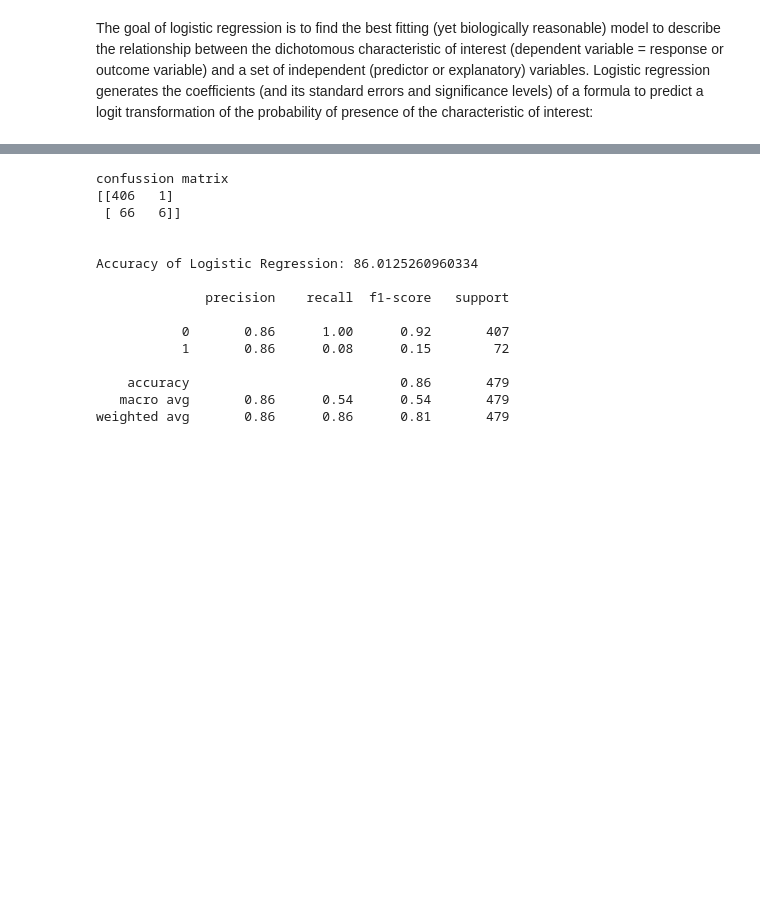
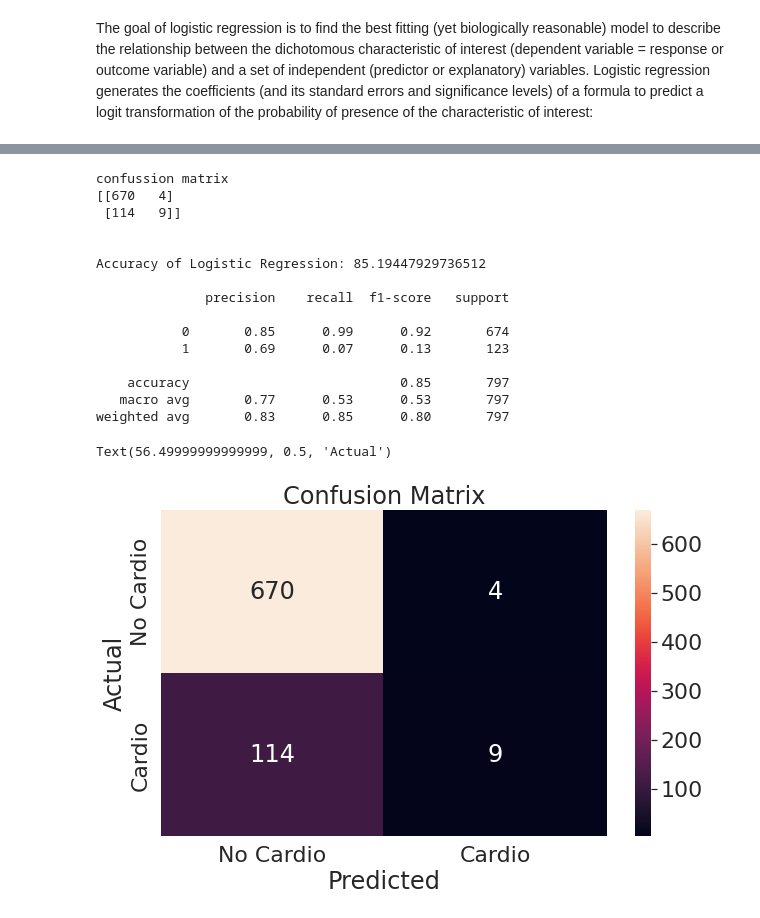
Before and after one commit to chandusayhi/Cardiovascular_Risk_Prediction, a Jupyter notebook: Chandrakant_Cardiovascular_Risk_Prediction.ipynb, the cells around one changed output, grey strips where cells are left out. Saved outputs shown, nothing was run; the diff lists cells and outputs as text; code cells hidden in the pictures; blank space fills up the shorter version.

```diff
--- a/Chandrakant_Cardiovascular_Risk_Prediction.ipynb
+++ b/Chandrakant_Cardiovascular_Risk_Prediction.ipynb
@@ -1186,4 +1186,4 @@ seed = 0
 # %% [markdown]
 Train Test Split
 # %%
-X_train, X_test, y_train, y_test = train_test_split(X, y, test_size=0.15, random_state=0)
+X_train, X_test, y_train, y_test = train_test_split(X, y, test_size=0.25, random_state=0)
@@ -1241,28 +1267,46 @@ $2\frac{recall * precision}{recall + precision}$
 # %%
 m1 = 'LogisticRegression'
+
+# Fitting the model with train data
 lr = LogisticRegression(random_state=1, max_iter=1000)
 model = lr.fit(X_train, y_train)
+
+# Predicting the target
 lr_predict = lr.predict(X_test)
 lr_conf_matrix = confusion_matrix(y_test, lr_predict)
 lr_acc_score = accuracy_score(y_test, lr_predict)
 print("confussion matrix")
 print(lr_conf_matrix)
 print("\n")
+
+#Evaluating the Results
 print("Accuracy of Logistic Regression:",lr_acc_score*100,'\n')
 print(classification_report(y_test,lr_predict))
+print("\n")
+
+# Build the confusion matrix
+cnf_mtrx = confusion_matrix(y_test, lr_predict)
+cnf_mtrx_df = pd.DataFrame(cnf_mtrx, index = ('No Cardio', 'Cardio'), columns = ('No Cardio', 'Cardio'))
+plt.figure(figsize = (10, 6))
+plt.title('Confusion Matrix')
+sns.heatmap(cnf_mtrx_df, annot = True, fmt ='g')
+plt.xlabel('Predicted')
+plt.ylabel('Actual')
 # %% [output]
 confussion matrix
-[[406   1]
- [ 66   6]]
+[[670   4]
+ [114   9]]
 
 
-Accuracy of Logistic Regression: 86.0125260960334
+Accuracy of Logistic Regression: 85.19447929736512
 
               precision    recall  f1-score   support
 
-           0       0.86      1.00      0.92       407
-           1       0.86      0.08      0.15        72
+           0       0.85      0.99      0.92       674
+           1       0.69      0.07      0.13       123
 
-    accuracy                           0.86       479
-   macro avg       0.86      0.54      0.54       479
-weighted avg       0.86      0.86      0.81       479
+    accuracy                           0.85       797
+   macro avg       0.77      0.53      0.53       797
+weighted avg       0.83      0.85      0.80       797
+Text(56.49999999999999, 0.5, 'Actual')
+[figure, added]
```
Also changed, not shown: parts of 35 cells of this notebook.
